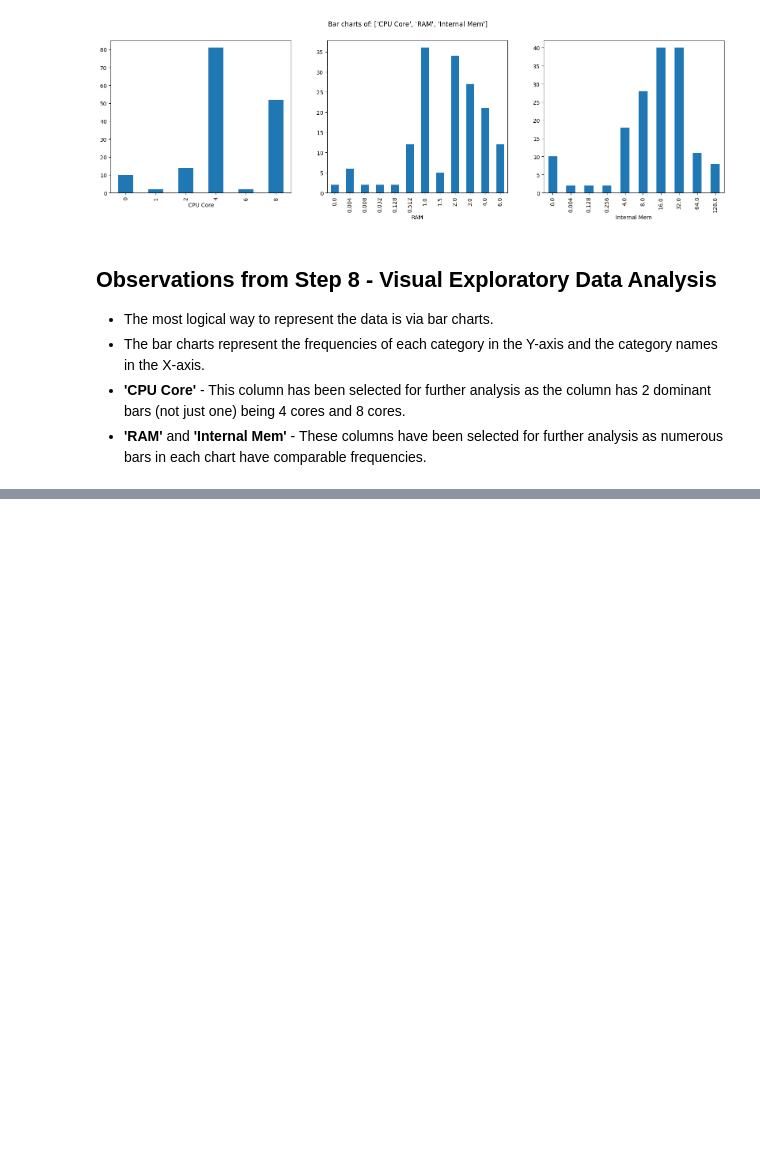
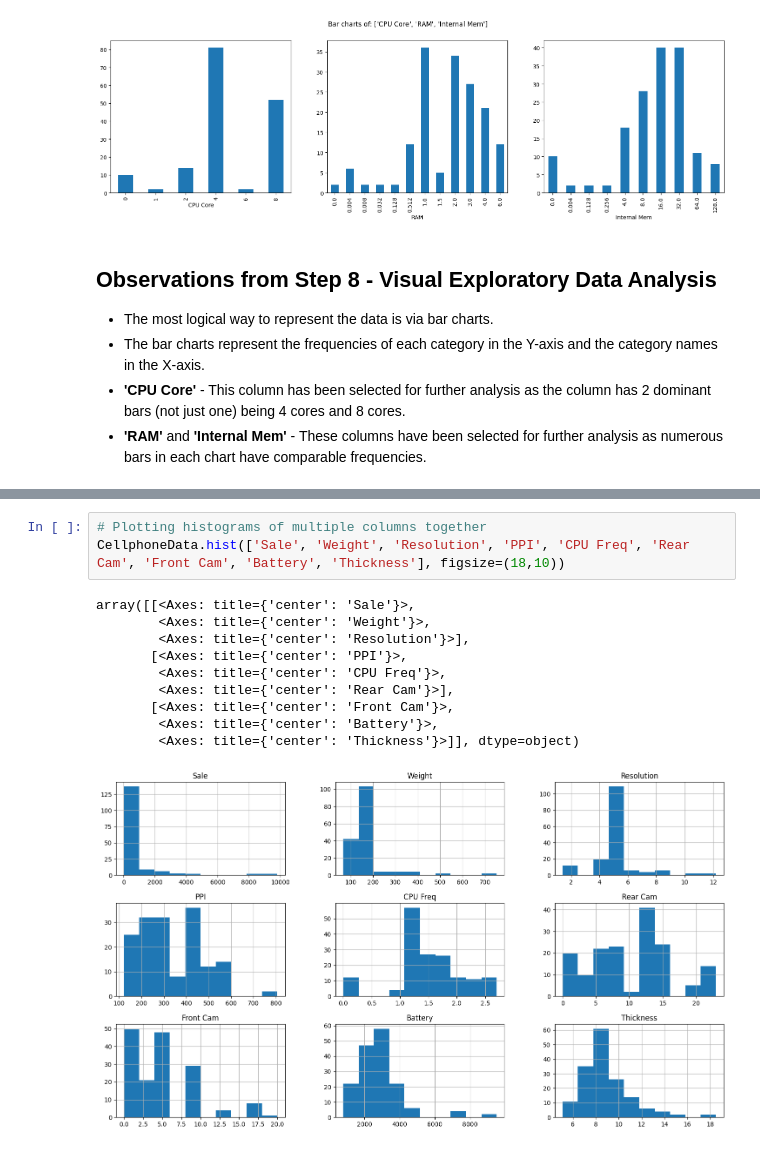
Before and after one commit to AdrianP03/ST1Capstone, a Jupyter notebook: ST1Capstone.ipynb, the cells around one changed output, grey strips where cells are left out. Saved outputs shown, nothing was run; the diff lists cells and outputs as text; blank space fills up the shorter version.

```diff
--- a/ST1Capstone.ipynb
+++ b/ST1Capstone.ipynb
@@ -250,0 +254,14 @@ PlotBarCharts(inpData=CellphoneData, colsToPlot=['CPU Core','RAM','Internal Mem'
+# %%
+# Plotting histograms of multiple columns together
+CellphoneData.hist(['Sale', 'Weight', 'Resolution', 'PPI', 'CPU Freq', 'Rear Cam', 'Front Cam', 'Battery', 'Thickness'], figsize=(18,10))
+# %% [output]
+array([[<Axes: title={'center': 'Sale'}>,
+        <Axes: title={'center': 'Weight'}>,
+        <Axes: title={'center': 'Resolution'}>],
+       [<Axes: title={'center': 'PPI'}>,
+        <Axes: title={'center': 'CPU Freq'}>,
+        <Axes: title={'center': 'Rear Cam'}>],
+       [<Axes: title={'center': 'Front Cam'}>,
+        <Axes: title={'center': 'Battery'}>,
+        <Axes: title={'center': 'Thickness'}>]], dtype=object)
+[figure, added]
```
Also changed, not shown: parts of 2 cells of this notebook.
